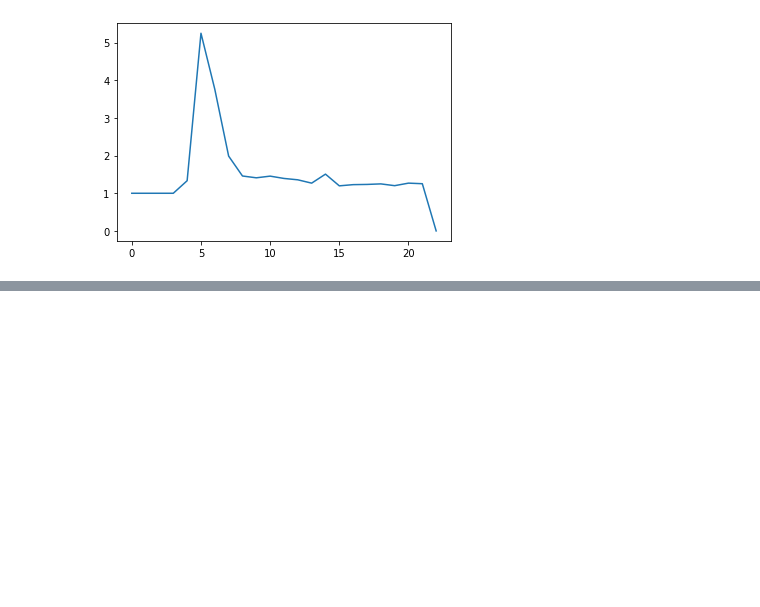
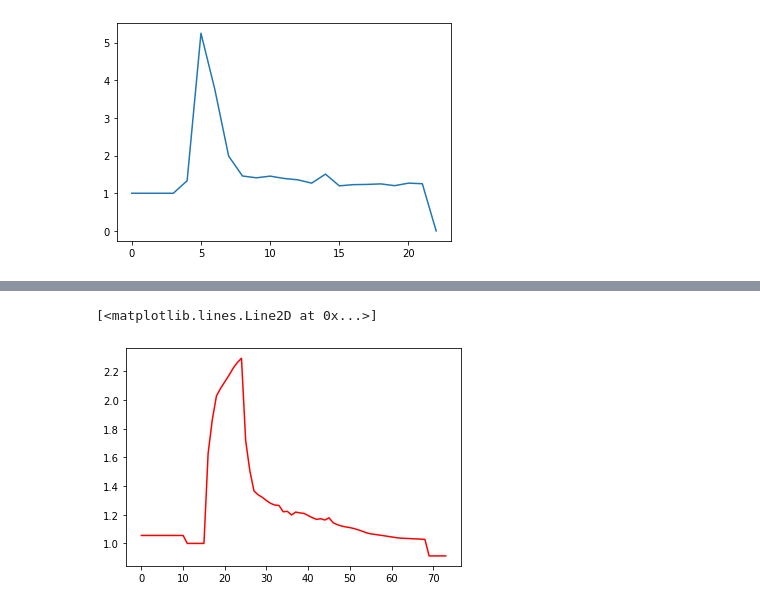
Before and after one commit to qbaiprzyjaciele/statistics-and-datascience, a Jupyter notebook: WorldDataExploring/various.ipynb, the cells around one changed output, grey strips where cells are left out. Cells and saved outputs as stored; diff of their text form; code cells hidden in the pictures; blank space fills up the shorter version.

```diff
--- a/WorldDataExploring/various.ipynb
+++ b/WorldDataExploring/various.ipynb
@@ -97,0 +163,5 @@ plt.plot(growth_rates_it)
+# %%
+plt.plot(moving_avg(growth_rates_it,np.array([-4,-3,-2,-1,0,1,2,3,4]) ), 'r')
+# %% [output]
+[<matplotlib.lines.Line2D at 0x...>]
+[figure, added]
```
Also changed, not shown: parts of 15 cells of this notebook, 2 other files.
